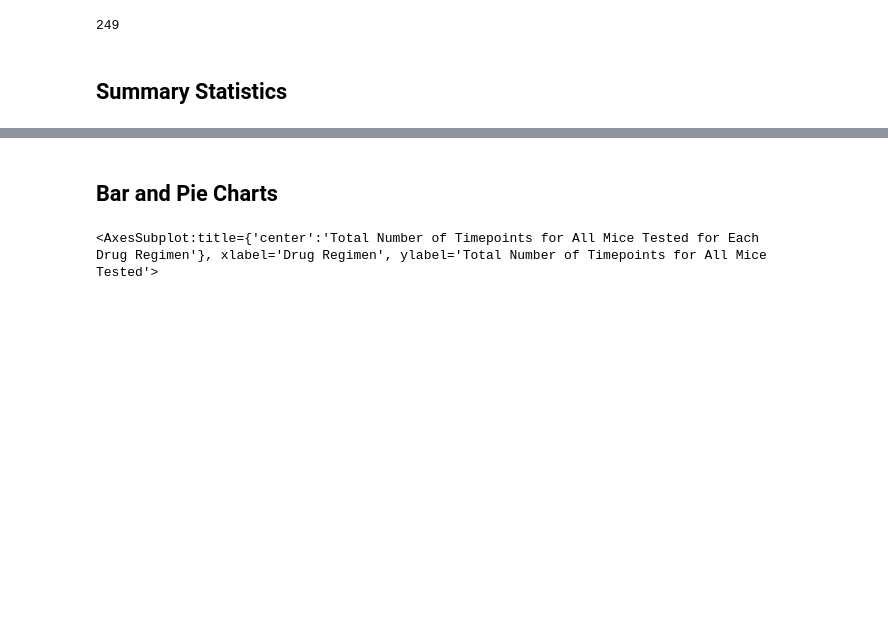
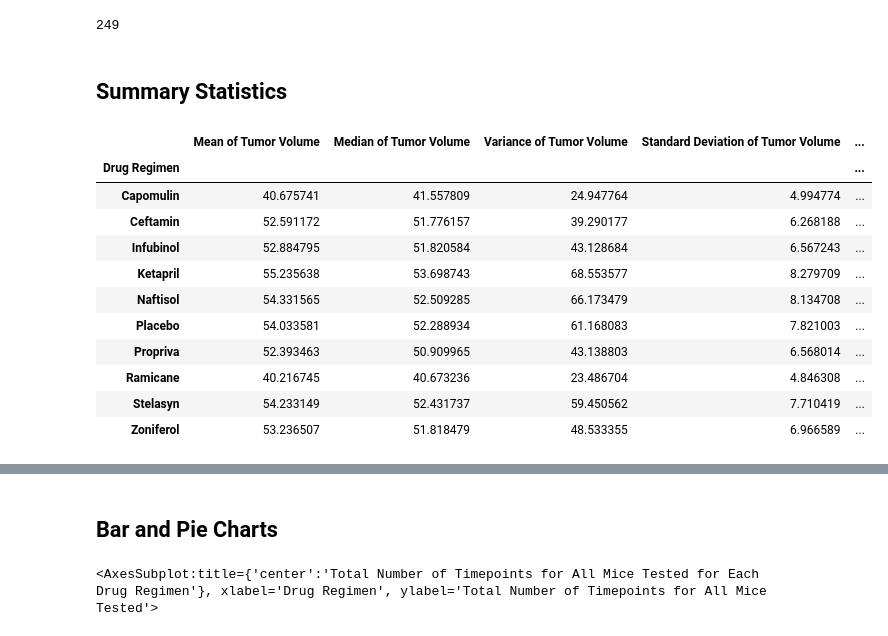
Before and after one commit to mbruns13/matplotlib-challenge, a Jupyter notebook: pymaceuticals_starter.ipynb, the cells around one changed output, grey strips where cells are left out. Cells and saved outputs as stored; diff of their text form; code cells hidden in the pictures; blank space fills up the shorter version.

```diff
--- a/pymaceuticals_starter.ipynb
+++ b/pymaceuticals_starter.ipynb
@@ -111,3 +112,48 @@ clean_df.groupby("Drug Regimen")
+# %%
+grouped_median = clean_df.groupby("Drug Regimen")[["Tumor Volume (mm3)"]].median()
+#grouped_median
+# %%
+grouped_var = clean_df.groupby("Drug Regimen")[["Tumor Volume (mm3)"]].var()
+#grouped_var
+# %%
+grouped_std = clean_df.groupby("Drug Regimen")[["Tumor Volume (mm3)"]].std()
+#grouped_std
+# %%
+grouped_sem = clean_df.groupby("Drug Regimen")[["Tumor Volume (mm3)"]].sem()
+#grouped_sem
+# %%
+#merging mean and median dfs
+summary_stats = pd.merge(grouped_mean,grouped_median, on='Drug Regimen')
+
+#renaming columns as they're merged into the new DF
+summary_stats = summary_stats.rename(columns={"Tumor Volume (mm3)_x" : "Mean of Tumor Volume" , "Tumor Volume (mm3)_y":"Median of Tumor Volume"})
+
+#merging mean&median with variance, and renaming that new column
+summary_stats = pd.merge(summary_stats, grouped_var, on='Drug Regimen')
+summary_stats = summary_stats = summary_stats.rename(columns={"Tumor Volume (mm3)" : "Variance of Tumor Volume"})
+
+#merging mean&median&variance with standard deviation, and renaming that new column
+summary_stats = pd.merge(summary_stats, grouped_std, on='Drug Regimen')
+summary_stats = summary_stats = summary_stats.rename(columns={"Tumor Volume (mm3)" : "Standard Deviation of Tumor Volume"})
+
+#merging mean&median&variance&standard deviation with standard error of the mean, and renaming that new column
+summary_stats = pd.merge(summary_stats, grouped_sem, on='Drug Regimen')
+summary_stats = summary_stats = summary_stats.rename(columns={"Tumor Volume (mm3)" : "SEM of Tumor Volume"})
+
+summary_stats
+# %% [output]
+|  | Mean of Tumor Volume | Median of Tumor Volume | Variance of Tumor Volume | Standard Deviation of Tumor Volume | ... |
+| Drug Regimen |  |  |  |  | ... |
+| Capomulin | 40.675741 | 41.557809 | 24.947764 | 4.994774 | ... |
+| Ceftamin | 52.591172 | 51.776157 | 39.290177 | 6.268188 | ... |
+| Infubinol | 52.884795 | 51.820584 | 43.128684 | 6.567243 | ... |
+| Ketapril | 55.235638 | 53.698743 | 68.553577 | 8.279709 | ... |
+| Naftisol | 54.331565 | 52.509285 | 66.173479 | 8.134708 | ... |
+| Placebo | 54.033581 | 52.288934 | 61.168083 | 7.821003 | ... |
+| Propriva | 52.393463 | 50.909965 | 43.138803 | 6.568014 | ... |
+| Ramicane | 40.216745 | 40.673236 | 23.486704 | 4.846308 | ... |
+| Stelasyn | 54.233149 | 52.431737 | 59.450562 | 7.710419 | ... |
+| Zoniferol | 53.236507 | 51.818479 | 48.533355 | 6.966589 | ... |
 # %%
 # Generate a summary statistics table of mean, median, variance, standard deviation, and SEM of the tumor volume for each regimen
 
```
Also changed, not shown: parts of 3 cells of this notebook.
